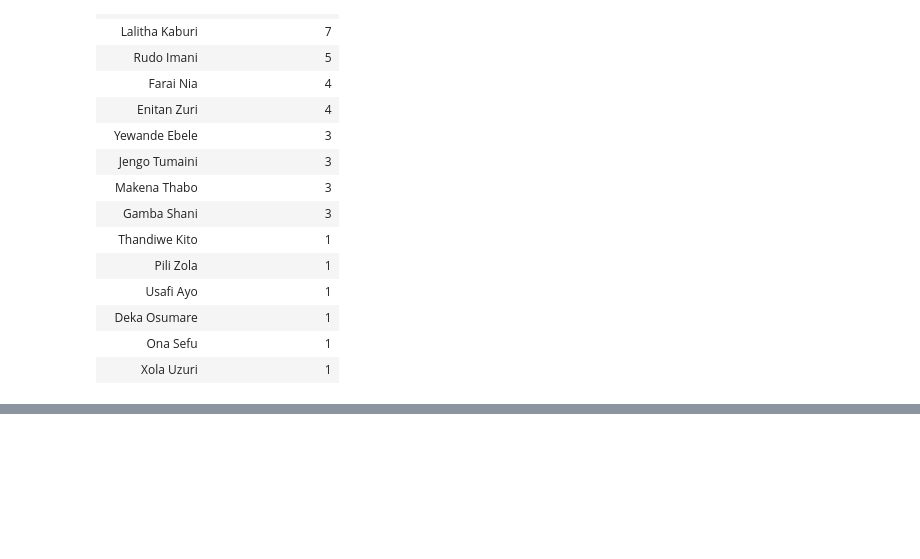
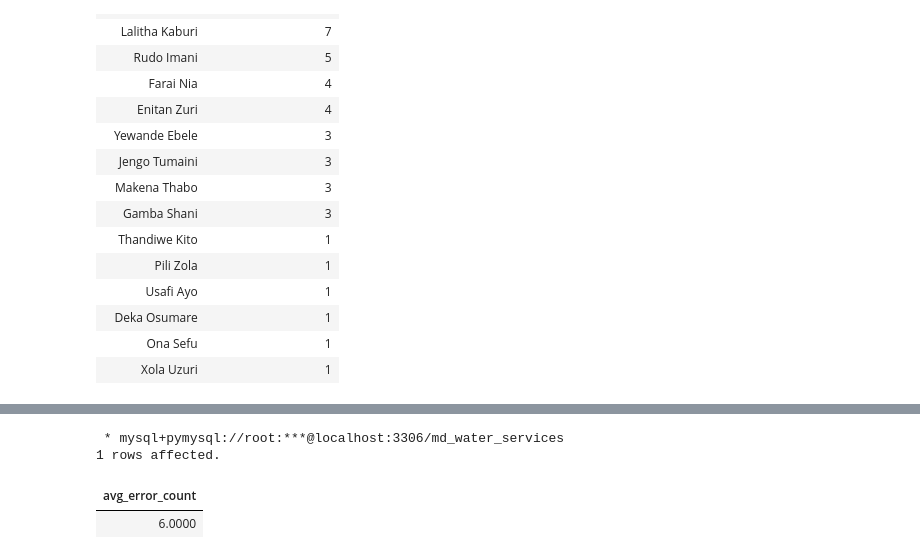
Before and after one commit to enockmbaraka/sqlchemy, a Jupyter notebook: Maji_Ndogo_Part_3/Maji_Ndogo_Project_3.ipynb, the cells around one changed output, grey strips where cells are left out. Drawn from its saved outputs; the diff is of its cells as text; code cells hidden in the pictures; blank space fills up the shorter version.

```diff
--- a/Maji_Ndogo_Part_3/Maji_Ndogo_Project_3.ipynb
+++ b/Maji_Ndogo_Part_3/Maji_Ndogo_Project_3.ipynb
@@ -561,0 +568,46 @@ ORDER BY
+# %%
+%%sql
+
+WITH error_count AS (
+    SELECT
+        v.location_id,
+        v.record_id,
+        e.employee_name,
+        ar.true_water_source_score AS auditor_score,
+        wq.subjective_quality_score AS employee_score
+    FROM
+        visits v
+    JOIN
+        water_source ws ON v.source_id = ws.source_id
+    JOIN
+        auditor_report ar ON v.location_id = ar.location_id
+    JOIN
+        water_quality wq ON v.record_id = wq.record_id
+    JOIN
+        employee e ON v.assigned_employee_id = e.assigned_employee_id
+    WHERE
+        ar.true_water_source_score != wq.subjective_quality_score
+        AND v.visit_count = 1
+),
+avg_error_count_per_empl AS (
+    SELECT
+        AVG(number_of_mistakes) AS avg_error_count
+    FROM (
+        SELECT
+            employee_name,
+            COUNT(*) AS number_of_mistakes
+        FROM
+            error_count
+        GROUP BY
+            employee_name
+    ) AS subquery -- Provide an alias for the subquery
+)
+SELECT
+    avg_error_count
+FROM
+    avg_error_count_per_empl;
+# %% [output]
+ * mysql+pymysql://root:***@localhost:3306/md_water_services
+1 rows affected.
+| avg_error_count |
+| 6.0000 |
```
Also changed, not shown: parts of 4 cells of this notebook.
